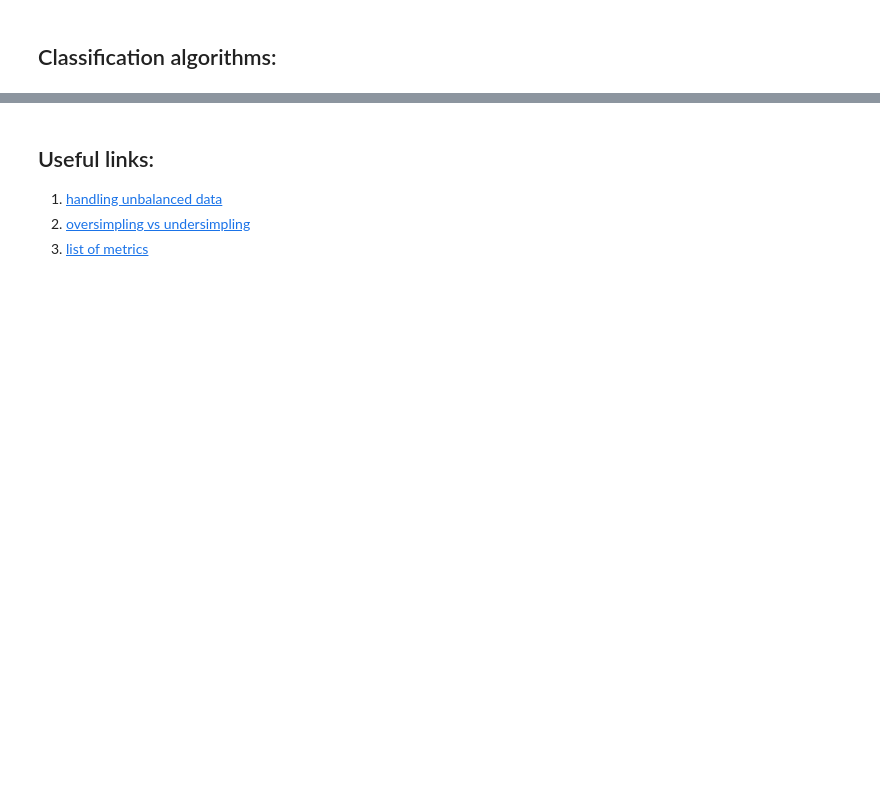
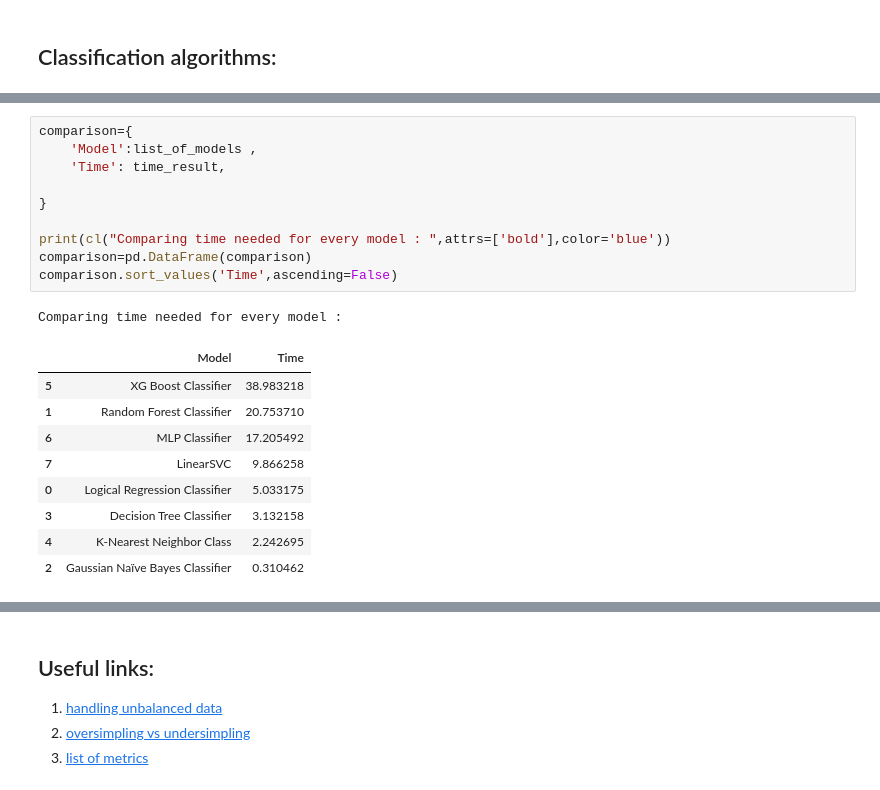
Before and after one commit to mbdev3/machineLearning, a Jupyter notebook: SVM.ipynb, the cells around one changed output, grey strips where cells are left out. Cells and saved outputs as stored; diff of their text form; blank space fills up the shorter version.

```diff
--- a/SVM.ipynb
+++ b/SVM.ipynb
@@ -593,0 +720,21 @@ Comparing performance of various Classifiers:
+# %%
+comparison={
+    'Model':list_of_models ,
+    'Time': time_result,
+
+}
+
+print(cl("Comparing time needed for every model : ",attrs=['bold'],color='blue'))
+comparison=pd.DataFrame(comparison)
+comparison.sort_values('Time',ascending=False)
+# %% [output]
+Comparing time needed for every model :
+|  | Model | Time |
+| 5 | XG Boost Classifier | 38.983218 |
+| 1 | Random Forest Classifier | 20.753710 |
+| 6 | MLP Classifier | 17.205492 |
+| 7 | LinearSVC | 9.866258 |
+| 0 | Logical Regression Classifier | 5.033175 |
+| 3 | Decision Tree Classifier | 3.132158 |
+| 4 | K-Nearest Neighbor Class | 2.242695 |
+| 2 | Gaussian Naïve Bayes Classifier | 0.310462 |
```
Also changed, not shown: parts of 16 cells of this notebook.
